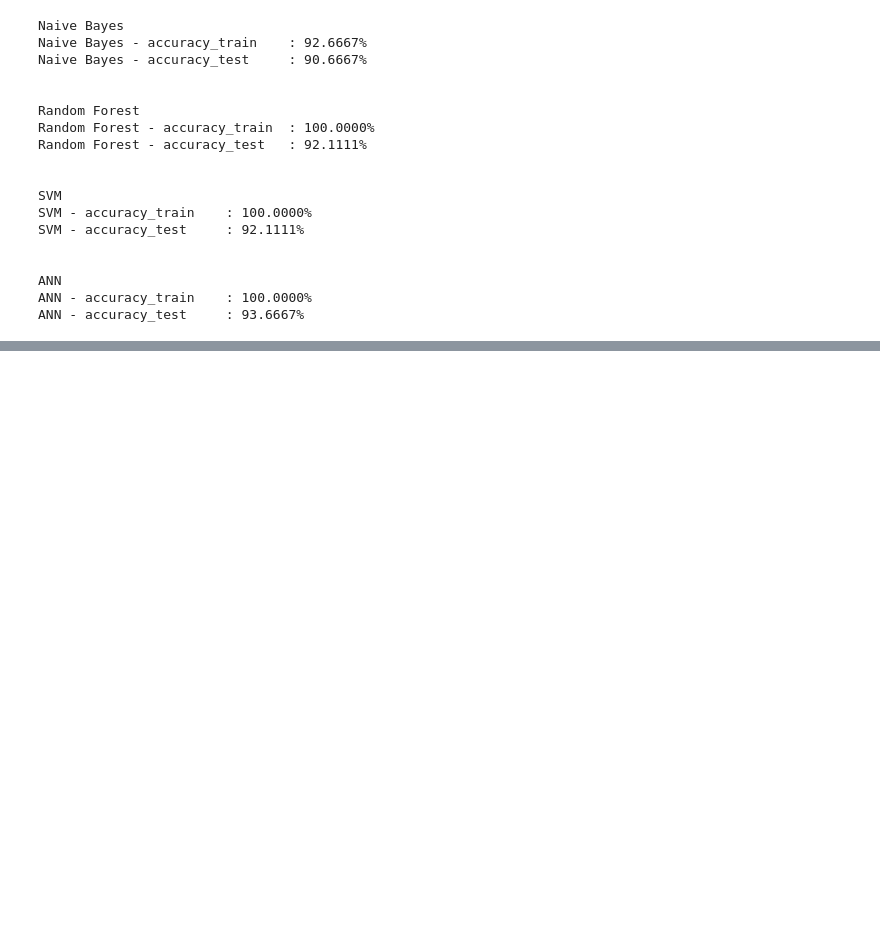
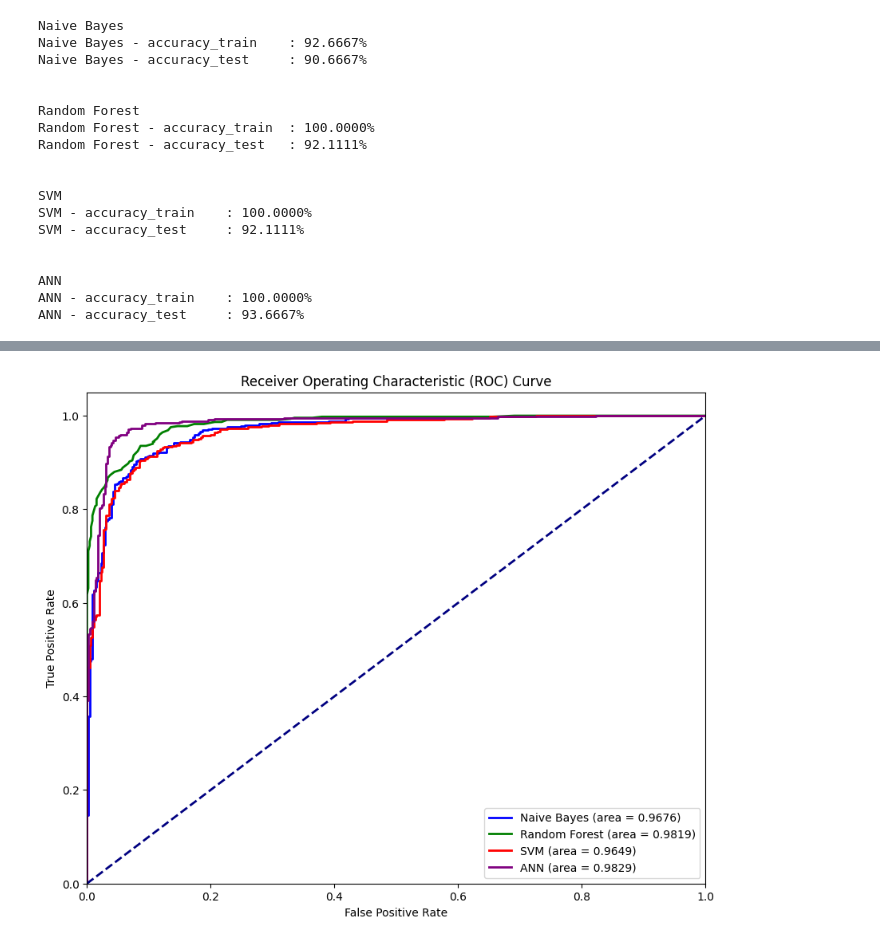
Before and after one commit to khairul746/IDCamp-ML-Engineer-2024-Projects, a Jupyter notebook: Analisis-Sentimen/Sentiment_Analysis_on_Shopee_App.ipynb, the cells around one changed output, grey strips where cells are left out. Saved outputs shown, nothing was run; the diff lists cells and outputs as text; code cells hidden in the pictures; blank space fills up the shorter version.

```diff
--- a/Analisis-Sentimen/Sentiment_Analysis_on_Shopee_App.ipynb
+++ b/Analisis-Sentimen/Sentiment_Analysis_on_Shopee_App.ipynb
@@ -485,3 +490,39 @@ SVM - accuracy_test     : 92.1111%
 ANN
 ANN - accuracy_train    : 100.0000%
 ANN - accuracy_test     : 93.6667%
+# %%
+from sklearn.metrics import roc_curve, auc
+
+# Menghitung ROC curve dan ROC area untuk setiap model
+y_pred_proba_nb = best_nb.predict_proba(X_test_tfidf.toarray())
+fpr_nb, tpr_nb, _ = roc_curve(y_test, y_pred_proba_nb[:, 1])
+roc_auc_nb = auc(fpr_nb, tpr_nb)
+
+y_pred_proba_rf = random_forest.predict_proba(X_test_tfidf.toarray())
+fpr_rf, tpr_rf, _ = roc_curve(y_test, y_pred_proba_rf[:, 1])
+roc_auc_rf = auc(fpr_rf, tpr_rf)
+
+y_pred_proba_svc = svc.decision_function(X_test_tfidf.toarray())
+fpr_svc, tpr_svc, _ = roc_curve(y_test, y_pred_proba_svc)
+roc_auc_svc = auc(fpr_svc, tpr_svc)
+
+y_pred_proba_ann = model.predict(X_test_tfidf).ravel()
+fpr_ann, tpr_ann, _ = roc_curve(y_test, y_pred_proba_ann)
+roc_auc_ann = auc(fpr_ann, tpr_ann)
+
+# Plotting the ROC curve
+plt.figure(figsize=(10, 8))
+plt.plot(fpr_nb, tpr_nb, color='blue', lw=2, label=f'Naive Bayes (area = {roc_auc_nb:.4f})')
+plt.plot(fpr_rf, tpr_rf, color='green', lw=2, label=f'Random Forest (area = {roc_auc_rf:.4f})')
+plt.plot(fpr_svc, tpr_svc, color='red', lw=2, label=f'SVM (area = {roc_auc_svc:.4f})')
+plt.plot(fpr_ann, tpr_ann, color='purple', lw=2, label=f'ANN (area = {roc_auc_ann:.4f})')
+
+plt.plot([0, 1], [0, 1], color='navy', lw=2, linestyle='--')
+plt.xlim([0.0, 1.0])
+plt.ylim([0.0, 1.05])
+plt.xlabel('False Positive Rate')
+plt.ylabel('True Positive Rate')
+plt.title('Receiver Operating Characteristic (ROC) Curve')
+plt.legend(loc="lower right")
+plt.show()
+# %% [output]
@@ -487,0 +530 @@ ANN - accuracy_test     : 93.6667%
+[figure, added]
```
Also changed, not shown: parts of 4 cells of this notebook.
